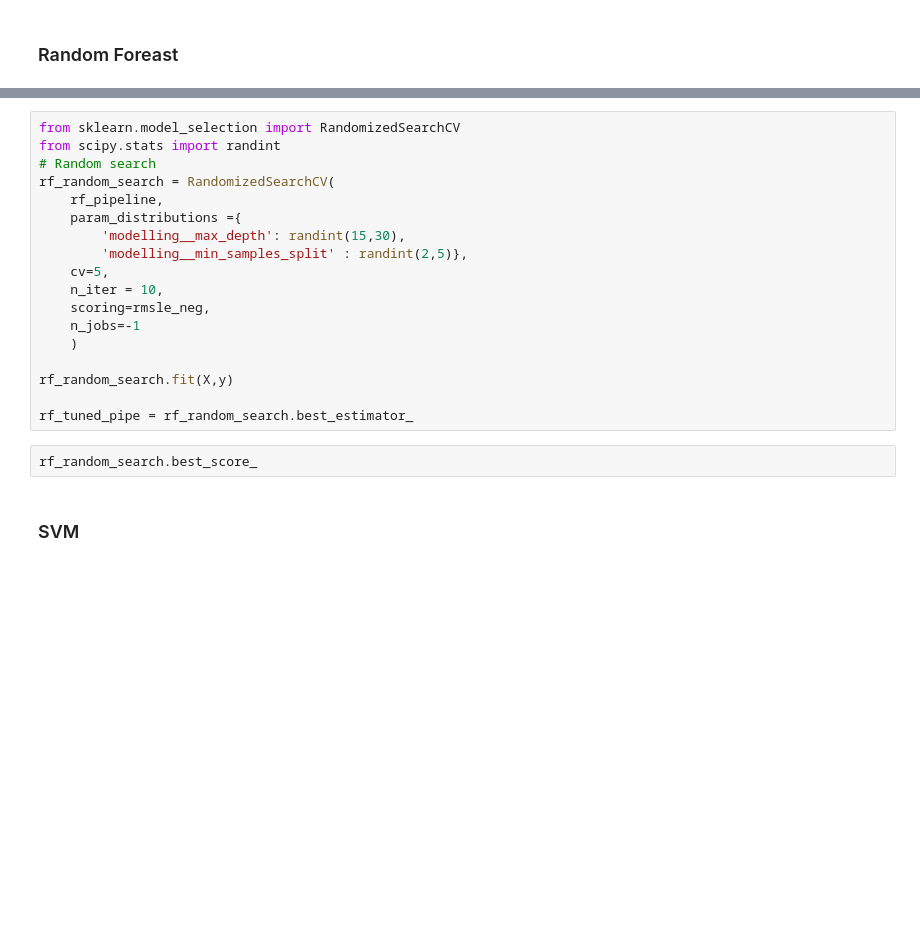
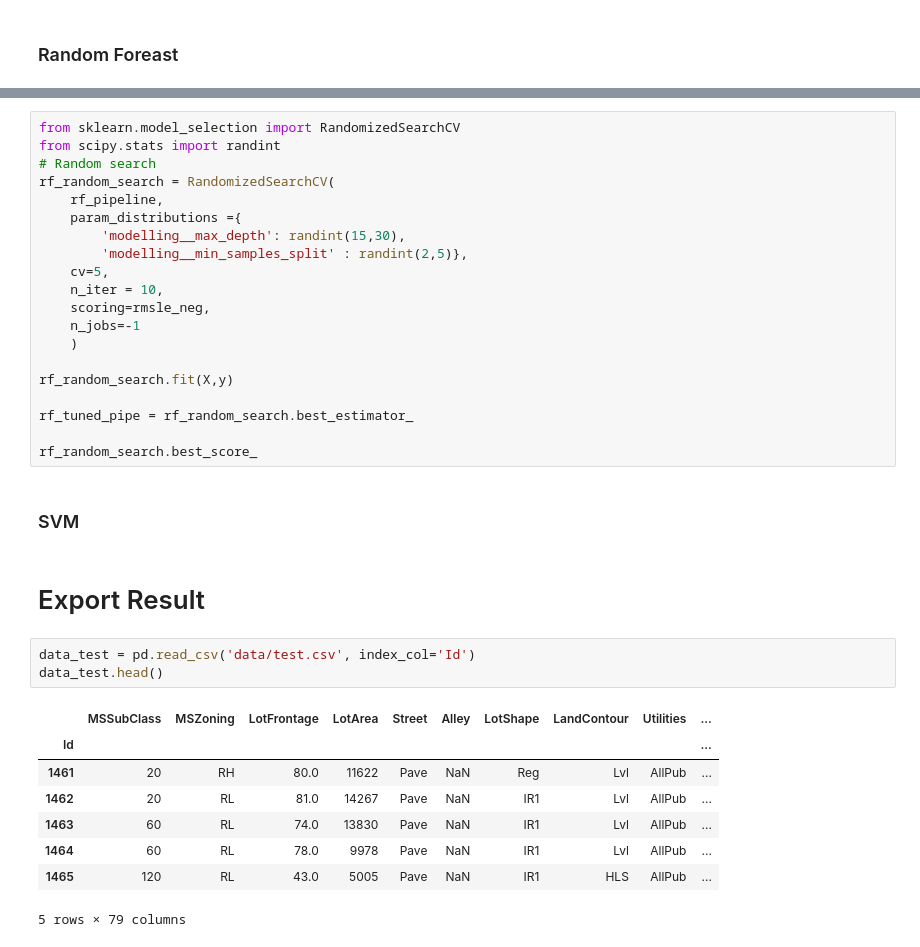
Before and after one commit to HelloSunPKU2023/Kaggle, a Jupyter notebook: HousePrice/HousePrice.ipynb, the cells around one changed output, grey strips where cells are left out. Cells and saved outputs as stored; diff of their text form; blank space fills up the shorter version.

```diff
--- a/HousePrice/HousePrice.ipynb
+++ b/HousePrice/HousePrice.ipynb
@@ -489,7 +508,21 @@ rf_random_search = RandomizedSearchCV(
 rf_random_search.fit(X,y)
 
 rf_tuned_pipe = rf_random_search.best_estimator_
+
+rf_random_search.best_score_
-# %%
-rf_random_search.best_score_
 # %% [markdown]
 ### SVM
+# %% [markdown]
+# Export Result
+# %%
+data_test = pd.read_csv('data/test.csv', index_col='Id')
+data_test.head()
+# %% [output]
+|  | MSSubClass | MSZoning | LotFrontage | LotArea | Street | Alley | LotShape | LandContour | Utilities | ... |
+| Id |  |  |  |  |  |  |  |  |  | ... |
+| 1461 | 20 | RH | 80.0 | 11622 | Pave | NaN | Reg | Lvl | AllPub | ... |
+| 1462 | 20 | RL | 81.0 | 14267 | Pave | NaN | IR1 | Lvl | AllPub | ... |
+| 1463 | 60 | RL | 74.0 | 13830 | Pave | NaN | IR1 | Lvl | AllPub | ... |
+| 1464 | 60 | RL | 78.0 | 9978 | Pave | NaN | IR1 | Lvl | AllPub | ... |
+| 1465 | 120 | RL | 43.0 | 5005 | Pave | NaN | IR1 | HLS | AllPub | ... |
+5 rows × 79 columns
```
Also changed, not shown: parts of 5 cells of this notebook.
